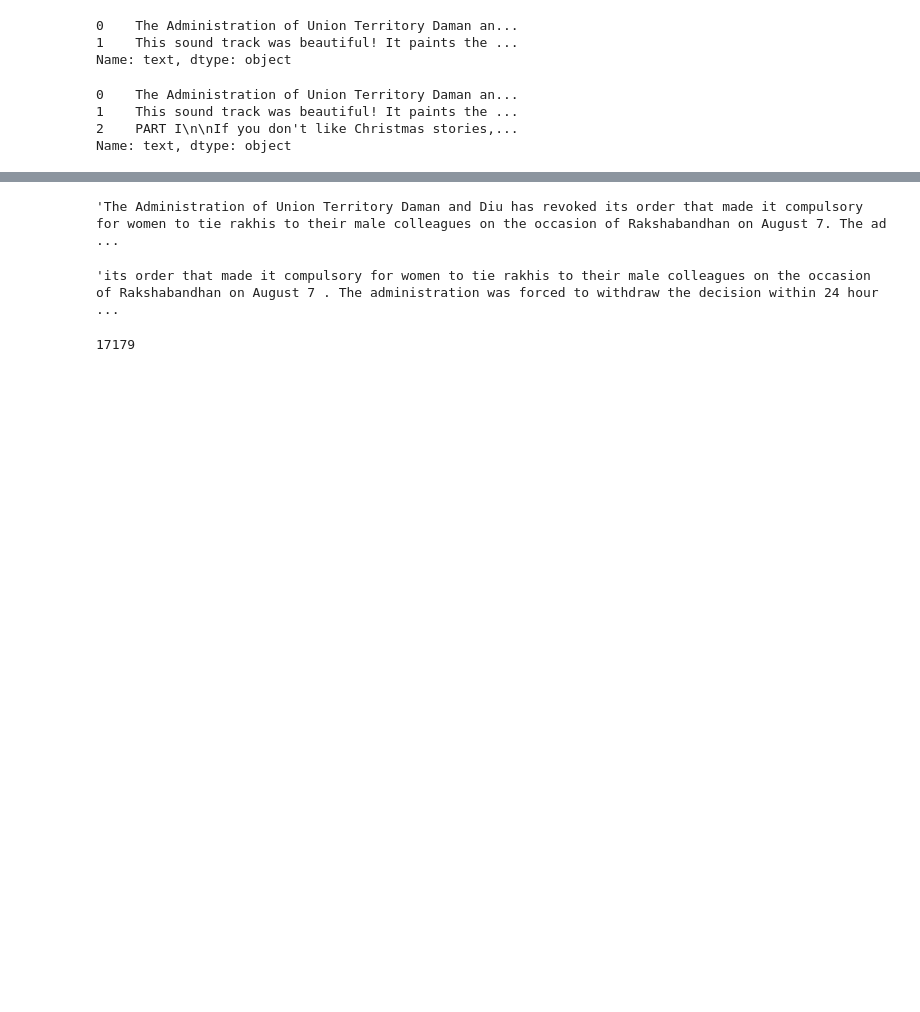
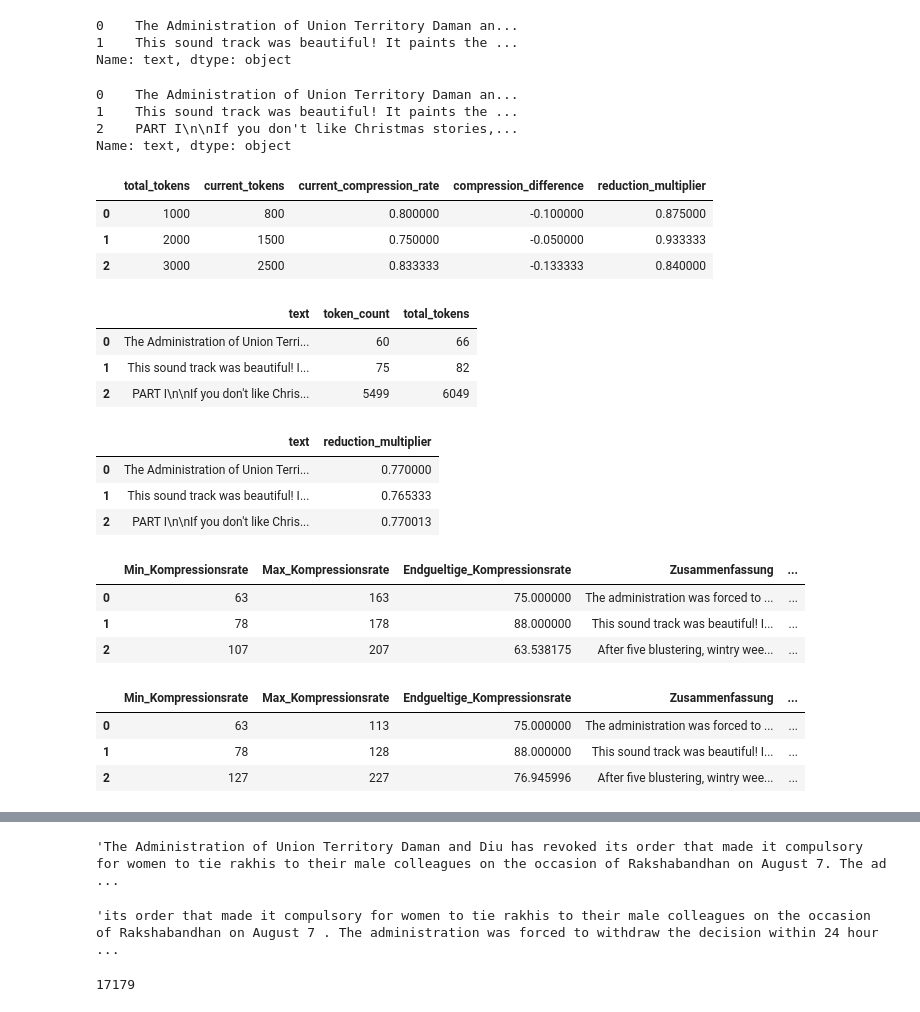
Before and after one commit to NICFRU/Projektrealisierung, a Jupyter notebook: paraphrasing.ipynb, the cells around one changed output, grey strips where cells are left out. Saved outputs shown, nothing was run; the diff lists cells and outputs as text; code cells hidden in the pictures; blank space fills up the shorter version.

```diff
--- a/paraphrasing.ipynb
+++ b/paraphrasing.ipynb
@@ -128,0 +180,21 @@ for text in tqdm(df_s):
+# %%
+def calculate_compression(df, total_tokens_col, current_tokens_col, desired_compression_rate):
+    df['current_compression_rate'] = df[current_tokens_col] / df[total_tokens_col]
+    df['compression_difference'] = desired_compression_rate - df['current_compression_rate']
+    df['reduction_multiplier'] = desired_compression_rate / df['current_compression_rate']
+    return df
+
+# Beispiel der Verwendung
+df_testung = pd.DataFrame({
+    'total_tokens': [1000, 2000, 3000],
+    'current_tokens': [800, 1500, 2500]
+})
+desired_compression_rate = 0.7
+
+df_testung = calculate_compression(df_testung, 'total_tokens', 'current_tokens', desired_compression_rate)
+df_testung
+# %% [output]
+|  | total_tokens | current_tokens | current_compression_rate | compression_difference | reduction_multiplier |
+| 0 | 1000 | 800 | 0.800000 | -0.100000 | 0.875000 |
+| 1 | 2000 | 1500 | 0.750000 | -0.050000 | 0.933333 |
+| 2 | 3000 | 2500 | 0.833333 | -0.133333 | 0.840000 |
@@ -128,0 +203,7 @@ for text in tqdm(df_s):
+# %%
+df_test
+# %% [output]
+|  | text | token_count | total_tokens |
+| 0 | The Administration of Union Terri... | 60 | 66 |
+| 1 | This sound track was beautiful! I... | 75 | 82 |
+| 2 | PART I\n\nIf you don't like Chris... | 5499 | 6049 |
@@ -128,0 +214,7 @@ for text in tqdm(df_s):
+# %%
+df_test[['text','reduction_multiplier']]
+# %% [output]
+|  | text | reduction_multiplier |
+| 0 | The Administration of Union Terri... | 0.770000 |
+| 1 | This sound track was beautiful! I... | 0.765333 |
+| 2 | PART I\n\nIf you don't like Chris... | 0.770013 |
@@ -128,0 +223,14 @@ for text in tqdm(df_s):
+# %%
+df_summary_testing_2
+# %% [output]
+|  | Min_Kompressionsrate | Max_Kompressionsrate | Endgueltige_Kompressionsrate | Zusammenfassung | ... |
+| 0 | 63 | 163 | 75.000000 | The administration was forced to ... | ... |
+| 1 | 78 | 178 | 88.000000 | This sound track was beautiful! I... | ... |
+| 2 | 107 | 207 | 63.538175 | After five blustering, wintry wee... | ... |
+# %%
+df_summary_testing_3
+# %% [output]
+|  | Min_Kompressionsrate | Max_Kompressionsrate | Endgueltige_Kompressionsrate | Zusammenfassung | ... |
+| 0 | 63 | 113 | 75.000000 | The administration was forced to ... | ... |
+| 1 | 78 | 128 | 88.000000 | This sound track was beautiful! I... | ... |
+| 2 | 127 | 227 | 76.945996 | After five blustering, wintry wee... | ... |
```
Also changed, not shown: parts of 13 cells of this notebook.
